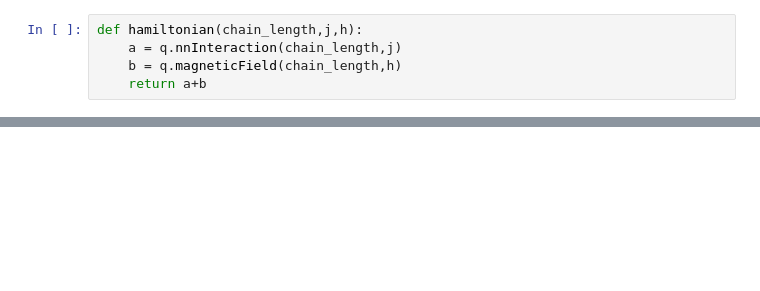
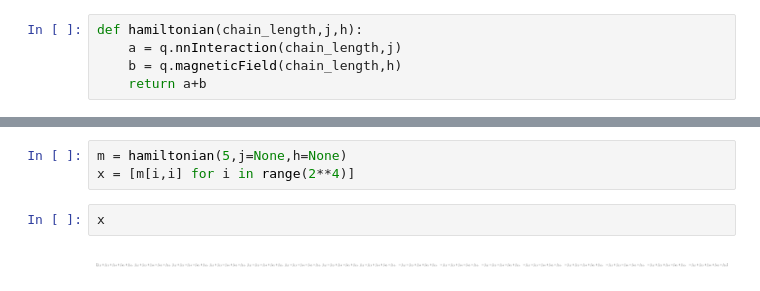
Before and after one commit to egementunca/Quantum-Frustration, a Jupyter notebook: frustration.ipynb, the cells around one changed output, grey strips where cells are left out. Drawn from its saved outputs; the diff is of its cells as text; blank space fills up the shorter version.

```diff
--- a/frustration.ipynb
+++ b/frustration.ipynb
@@ -32,0 +54,7 @@ for  i in range(chain_length):
+# %%
+m = hamiltonian(5,j=None,h=None)
+x = [m[i,i] for i in range(2**4)]
+# %%
+x
+# %% [output]
+[figure, added]
```
Also changed, not shown: parts of 5 cells of this notebook.
